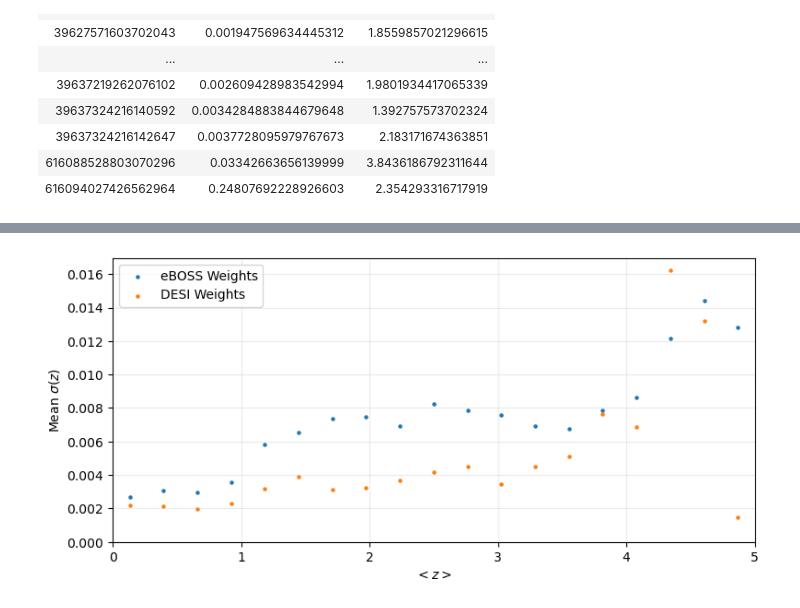
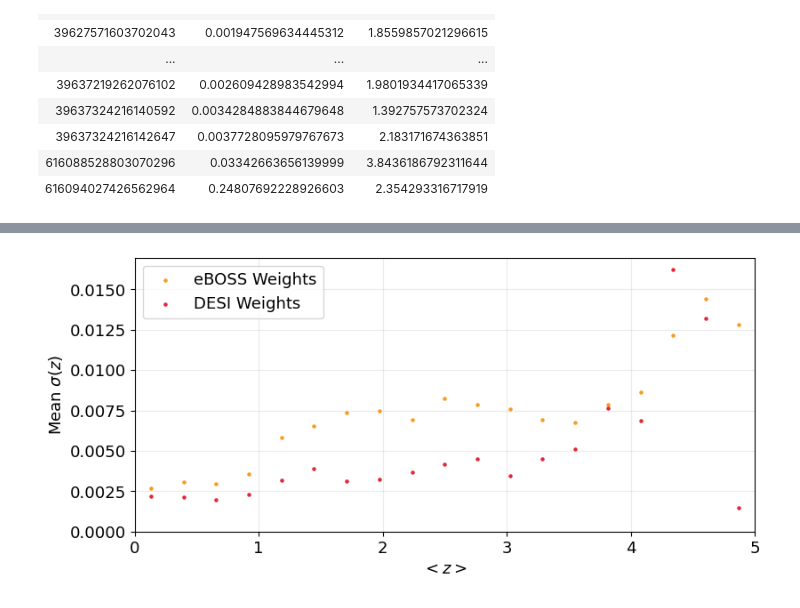
Before and after one commit to dylanagreen/quasarnet_paper_2025, a Jupyter notebook: 07-08-09-results_unlabeled.ipynb, the cells around one changed output, grey strips where cells are left out. Saved outputs shown, nothing was run; the diff lists cells and outputs as text; code cells hidden in the pictures.

```diff
--- a/07-08-09-results_unlabeled.ipynb
+++ b/07-08-09-results_unlabeled.ipynb
@@ -9,6 +9,8 @@ import matplotlib.pyplot as plt
 
 from quasarnp.utils import absorber_IGM
 import scipy.integrate as integrate
+
+plt.rcParams.update({'font.size': 13})
 # %%
 c_thresh = 0.95
 n_thresh = 1
@@ -384,6 +386,8 @@ np.asarray(grouped_table_old["IS_QSO", "NOT_QSO"])
 # %% [output]
 array([(0, 2), (0, 2), (0, 2), ..., (0, 3), (0, 3), (0, 3)],
       dtype=[('IS_QSO', '<i8'), ('NOT_QSO', '<i8')])
+# %%
+colors = ["#5790fc", "#964a8b", "#e42536", "#f89c20"]
 # %%
 bins = np.arange(-0.05, 1.1, 0.1)
 fig, ax = plt.subplots(1, 2, figsize=(12, 5), layout="constrained")
@@ -536,30 +540,35 @@ Text(0.5, 1.0, 'std for z estimates from repeat exposures')
 # %%
-def median_bin(bins, z_tbl):
-    median_z_per_bin = []
+def mean_bin(bins, z_tbl):
+    mean_z_per_bin = []
+    std_z_per_bin = []
     for i in range(len(bins) - 1):
         in_bin = (z_tbl["ZBEST_MEAN"] >= bins[i]) & (z_tbl["ZBEST_MEAN"] < bins[i + 1])
-        median_z_per_bin.append(np.nanmean(z_tbl["ZBEST_STD"][in_bin]))
-    return median_z_per_bin
+        mean_z_per_bin.append(np.nanmean(z_tbl["ZBEST_STD"][in_bin]))
+        std_z_per_bin.append(np.nanstd(z_tbl["ZBEST_STD"][in_bin]))
+    return mean_z_per_bin, std_z_per_bin
 # %%
 bins = np.linspace(0, 5, 20)
-med_old = median_bin(bins, z_mults_old)
-med_new = median_bin(bins, z_mults_new)
+mean_old, std_old = mean_bin(bins, z_mults_old)
+mean_new, std_new = mean_bin(bins, z_mults_new)
 # %%
 fig, ax = plt.subplots(figsize=(9, 4))
 mids = bins[:-1] + np.diff(bins) / 2
 
-plt.scatter(mids, med_old, label="eBOSS Weights", s=5)
-plt.scatter(mids, med_new, label="DESI Weights", s=5)
+plt.scatter(mids, mean_old, label="eBOSS Weights", s=5, c=colors[3])
+plt.scatter(mids, mean_new, label="DESI Weights", s=5, c=colors[2])
+
+# plt.errorbar(mids, mean_old, std_old, label="eBOSS Weights", marker="o")
+# plt.errorbar(mids, mean_new, std_new, label="DESI Weights", marker="o")
 
 plt.ylabel("Mean $\sigma(z)$")
 plt.xlabel("$<z>$")
 plt.legend(loc="upper left")
 # plt.title("Median Binned $\sigma$ for z Estimates From Repeat Exposures")
 
 plt.ylim(0, None)
 plt.xlim(bins[0], bins[-1])
 plt.grid(alpha=0.25)
 
 plt.savefig("plots/binned_std_z.pdf", bbox_inches="tight")
 # %% [output]
-[figure, old version]
+[figure, new version]
```
Also changed, not shown: parts of 3 cells of this notebook.
